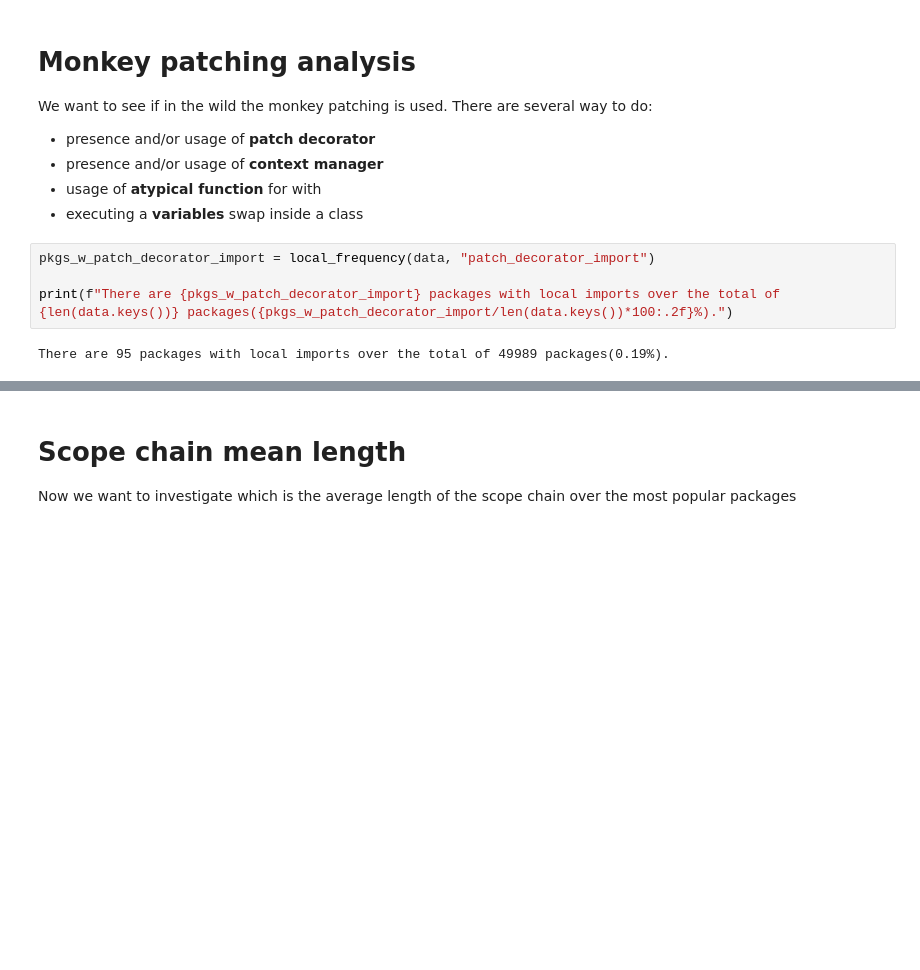
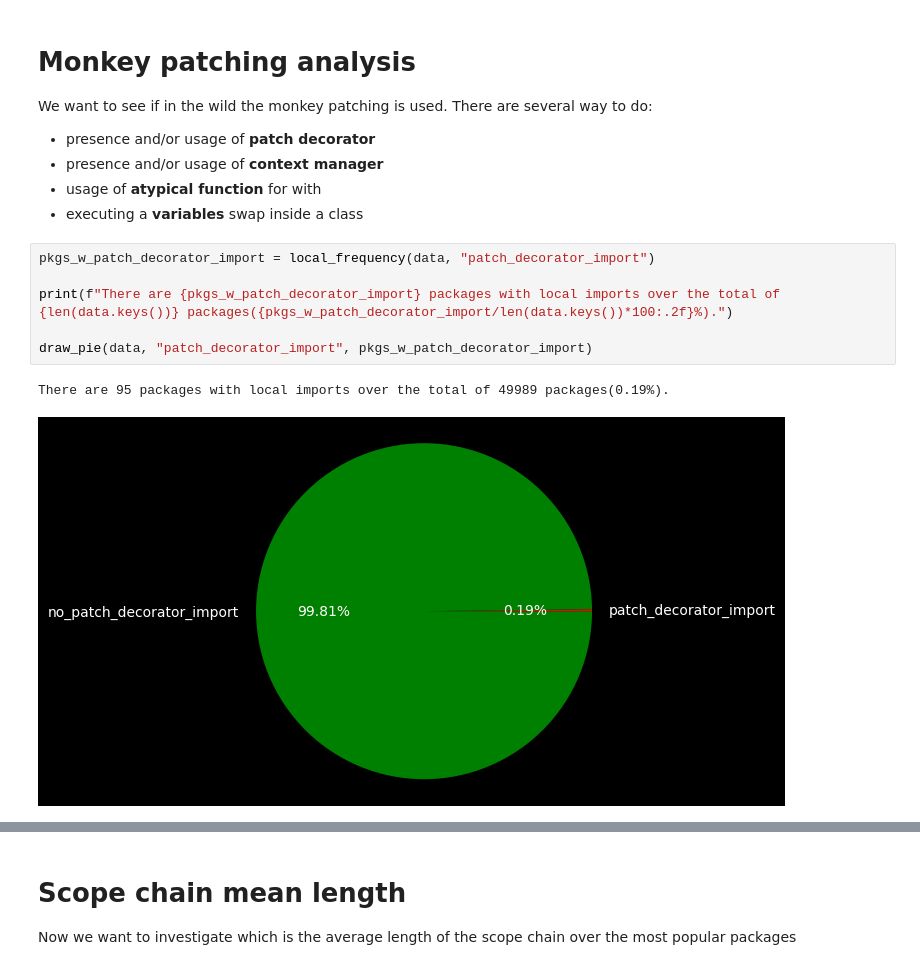
Before and after one commit to denisG99/ATCNS-Supply-Chain-Attack, a Jupyter notebook: analysis.ipynb, the cells around one changed output, grey strips where cells are left out. Drawn from its saved outputs; the diff is of its cells as text; blank space fills up the shorter version.

```diff
--- a/analysis.ipynb
+++ b/analysis.ipynb
@@ -56,9 +79,12 @@ We want to see if in the wild the monkey patching is used. There are several way
 # %%
 pkgs_w_patch_decorator_import = local_frequency(data, "patch_decorator_import")
 
 print(f"There are {pkgs_w_patch_decorator_import} packages with local imports over the total of {len(data.keys())} packages({pkgs_w_patch_decorator_import/len(data.keys())*100:.2f}%).")
+
+draw_pie(data, "patch_decorator_import", pkgs_w_patch_decorator_import)
 # %% [output]
 There are 95 packages with local imports over the total of 49989 packages(0.19%).
+[figure, added]
 # %%
 pkgs_w_patch_decorator_usage = local_frequency(data, "patch_decorator_usage")
 
```
Also changed, not shown: parts of 11 cells of this notebook.
